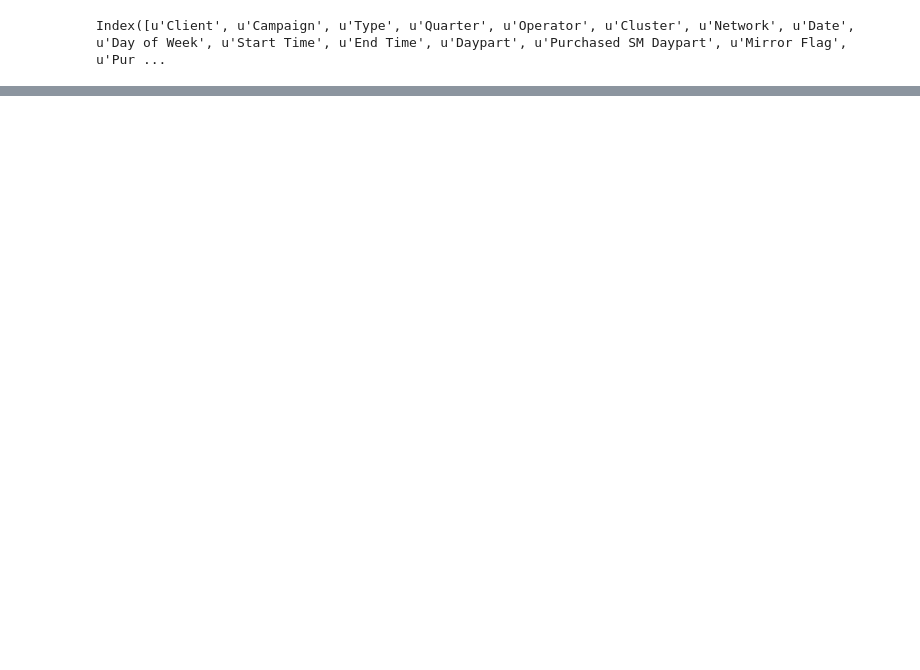
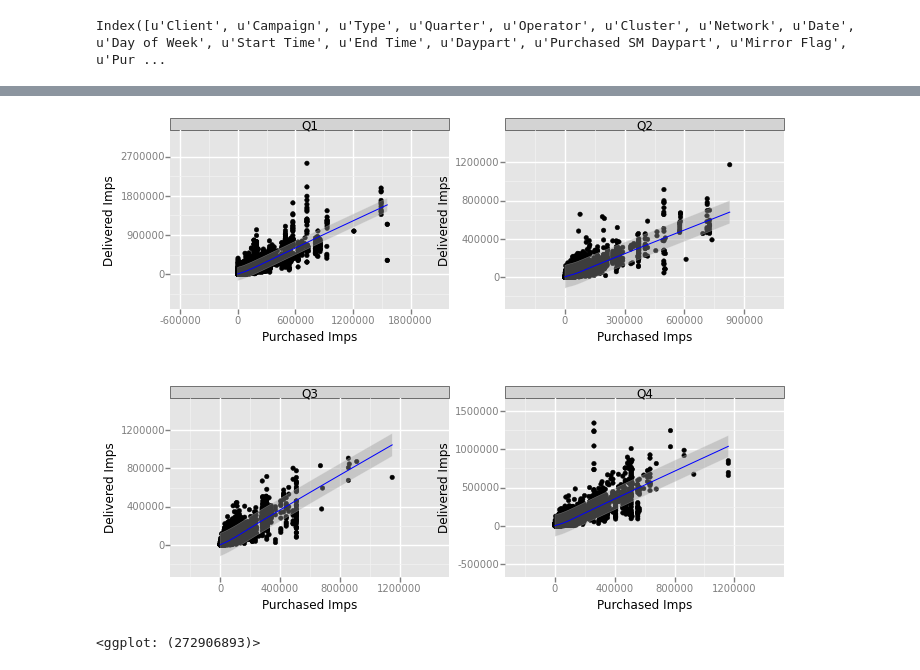
Before and after one commit to asbhat/data-science-class, a Jupyter notebook: final-project/Final Project - Part I.ipynb, the cells around one changed output, grey strips where cells are left out. Saved outputs shown, nothing was run; the diff lists cells and outputs as text; code cells hidden in the pictures; blank space fills up the shorter version.

```diff
--- a/final-project/Final Project - Part I.ipynb
+++ b/final-project/Final Project - Part I.ipynb
@@ -41,0 +97,5 @@ set(rawData['Start Time'])
+# %%
+ggplot(matchedData, aes(x='Pur Ratecard HH Imps', y='Deliv HH Imps')) + geom_point() + stat_smooth(color='blue') + xlab('Purchased Imps') + ylab('Delivered Imps') + facet_wrap('Quarter')
+# %% [output]
+[figure, added]
+<ggplot: (272906893)>
```
Also changed, not shown: parts of 17 cells of this notebook.
